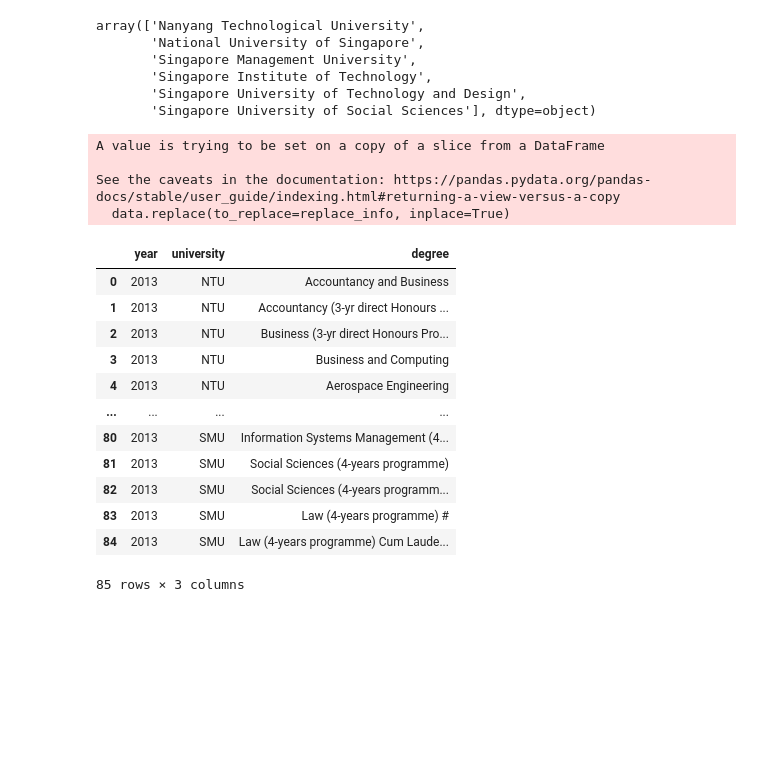
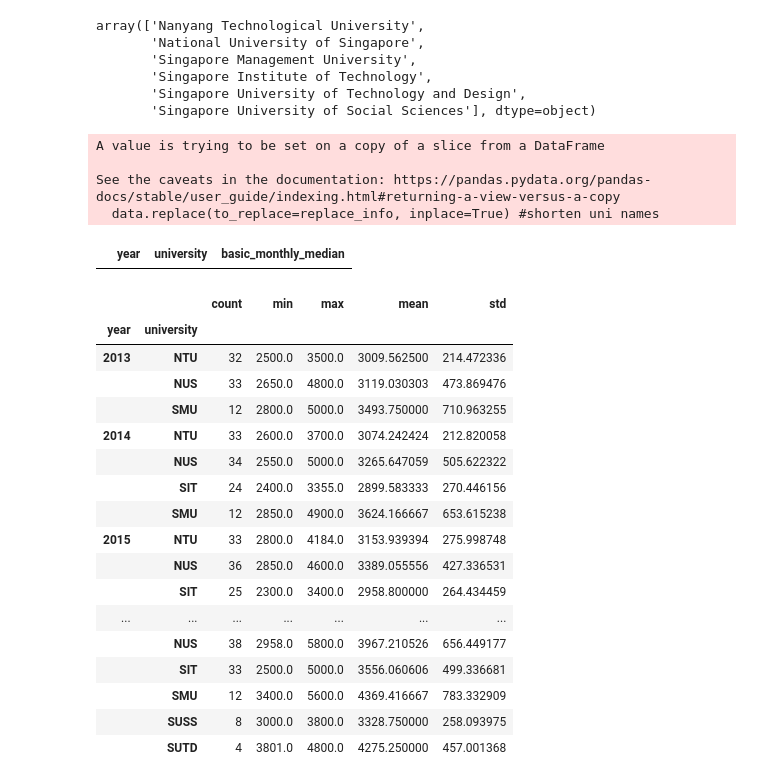
Before and after one commit to SPS-SP2273/learning-portfolio-XXX-X-XXX, a Jupyter notebook: pandas/pandas_(nice).ipynb, the cells around one changed output. Saved outputs shown, nothing was run; the diff lists cells and outputs as text; code cells hidden in the pictures; blank space fills up the shorter version.

```diff
--- a/pandas/pandas_(nice).ipynb
+++ b/pandas/pandas_(nice).ipynb
@@ -106,15 +106,11 @@ replace_info = {
 new_type_info = {
     'year': 'category',
     'university': 'category',
-    'school': 'category',
-    'degree': 'category',
     'basic_monthly_median': 'float'
 }
 columns_to_keep = [
     'year',
     'university',
-    'school',
-    'degree',
     'basic_monthly_median']
 # %%
 data.replace('na', np.nan, inplace=True) #replace na with nan
@@ -126,26 +122,43 @@ data.replace(to_replace=replace_info, inplace=True) #shorten uni names
 A value is trying to be set on a copy of a slice from a DataFrame
 
 See the caveats in the documentation: https://pandas.pydata.org/pandas-docs/stable/user_guide/indexing.html#returning-a-view-versus-a-copy
-  data.replace(to_replace=replace_info, inplace=True)
+  data.replace(to_replace=replace_info, inplace=True) #shorten uni names
 # %%
 data = data.astype(new_type_info) #change types
 # %%
 #removing nan
-data.dropna(axis=1, inplace=True)
+data.dropna(axis=0, inplace=True)
+mask_for_nan = data.isna().any(axis=1)
+data[mask_for_nan]
+# %% [output]
+|  | year | university | basic_monthly_median |
 # %%
-#masking for universities to isolate their data
-data[data['year'] == 2013]
+#Getting the data needed for Q4
+count = data.groupby(by=['year','university']).count().rename(columns={'basic_monthly_median':'count'})
+data_min = data.groupby(by=['year','university']).min().rename(columns={'basic_monthly_median':'min'})
+data_max = data.groupby(by=['year','university']).max().rename(columns={'basic_monthly_median':'max'})
+mean = data.groupby(by=['year','university']).mean().rename(columns={'basic_monthly_median':'mean'})
+std = data.groupby(by=['year','university']).std().rename(columns={'basic_monthly_median':'std'})
-# %% [output]
-|  | year | university | degree |
-| 0 | 2013 | NTU | Accountancy and Business |
-| 1 | 2013 | NTU | Accountancy (3-yr direct Honours ... |
-| 2 | 2013 | NTU | Business (3-yr direct Honours Pro... |
-| 3 | 2013 | NTU | Business and Computing |
-| 4 | 2013 | NTU | Aerospace Engineering |
-| ... | ... | ... | ... |
-| 80 | 2013 | SMU | Information Systems Management (4... |
-| 81 | 2013 | SMU | Social Sciences (4-years programme) |
-| 82 | 2013 | SMU | Social Sciences (4-years programm... |
-| 83 | 2013 | SMU | Law (4-years programme) # |
-| 84 | 2013 | SMU | Law (4-years programme) Cum Laude... |
-85 rows × 3 columns
+# %%
+#merging everything together
+combined = pn.concat([count,data_min,data_max,mean,std],axis=1)
+combined.dropna()
+# %% [output]
+|  |  | count | min | max | mean | std |
+| year | university |  |  |  |  |  |
+| 2013 | NTU | 32 | 2500.0 | 3500.0 | 3009.562500 | 214.472336 |
+|  | NUS | 33 | 2650.0 | 4800.0 | 3119.030303 | 473.869476 |
+|  | SMU | 12 | 2800.0 | 5000.0 | 3493.750000 | 710.963255 |
+| 2014 | NTU | 33 | 2600.0 | 3700.0 | 3074.242424 | 212.820058 |
+|  | NUS | 34 | 2550.0 | 5000.0 | 3265.647059 | 505.622322 |
+|  | SIT | 24 | 2400.0 | 3355.0 | 2899.583333 | 270.446156 |
+|  | SMU | 12 | 2850.0 | 4900.0 | 3624.166667 | 653.615238 |
+| 2015 | NTU | 33 | 2800.0 | 4184.0 | 3153.939394 | 275.998748 |
+|  | NUS | 36 | 2850.0 | 4600.0 | 3389.055556 | 427.336531 |
+|  | SIT | 25 | 2300.0 | 3400.0 | 2958.800000 | 264.434459 |
+| ... | ... | ... | ... | ... | ... | ... |
+|  | NUS | 38 | 2958.0 | 5800.0 | 3967.210526 | 656.449177 |
+|  | SIT | 33 | 2500.0 | 5000.0 | 3556.060606 | 499.336681 |
+|  | SMU | 12 | 3400.0 | 5600.0 | 4369.416667 | 783.332909 |
+|  | SUSS | 8 | 3000.0 | 3800.0 | 3328.750000 | 258.093975 |
+|  | SUTD | 4 | 3801.0 | 4800.0 | 4275.250000 | 457.001368 |
```
Also changed, not shown: parts of 4 cells of this notebook, 1 other file.
